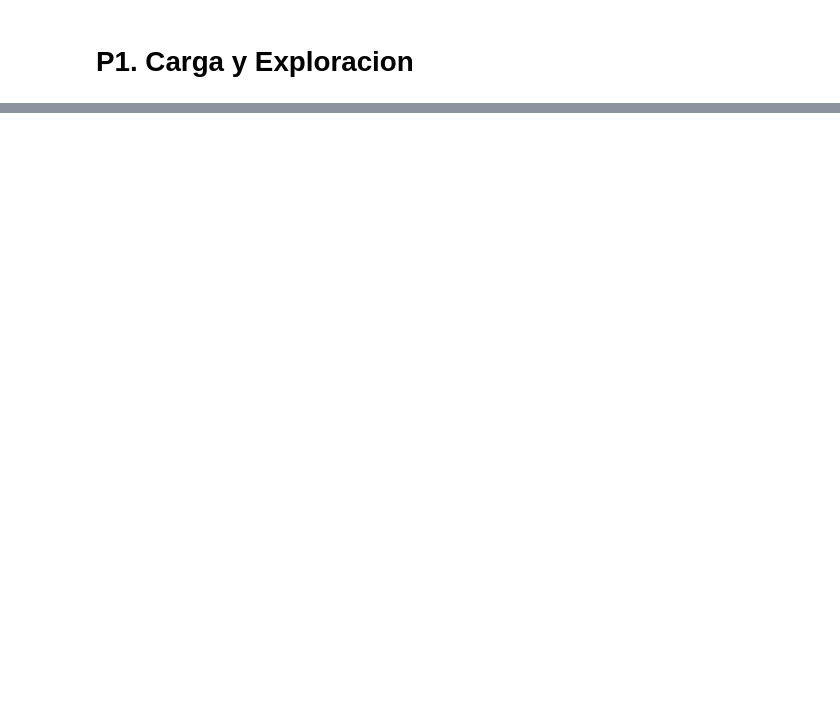
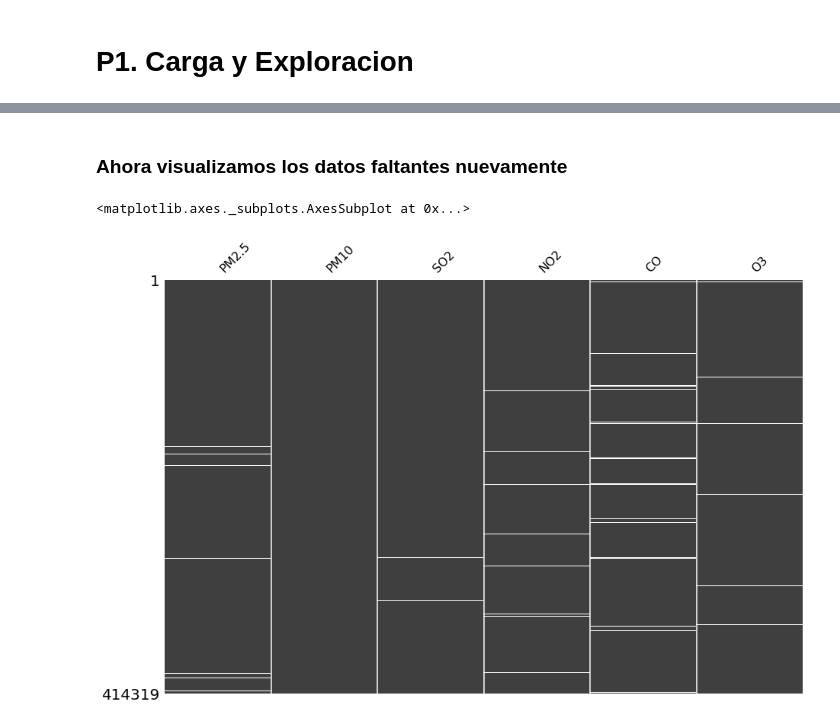
Before and after one commit to gabriel-ortega-hernandez/Examen_DataScienceLab, a Jupyter notebook: Examen.ipynb, the cells around one changed output, grey strips where cells are left out. Saved outputs shown, nothing was run; the diff lists cells and outputs as text; code cells hidden in the pictures; blank space fills up the shorter version.

```diff
--- a/Examen.ipynb
+++ b/Examen.ipynb
@@ -53,0 +98,10 @@ data['delta_time'] = list(pd.to_datetime(data[data.columns[:4]])-pd.Timestamp(20
+# %%
+data = data[data['PM10'].isnull() == False].reset_index(drop=True)
+# %% [markdown]
+### Ahora visualizamos los datos faltantes nuevamente
+# %%
+fig, ax = plt.subplots(figsize = [15, 10])
+msno.matrix(data[var_cont],ax = ax, sparkline=True)
+# %% [output]
+<matplotlib.axes._subplots.AxesSubplot at 0x...>
+[figure, added]
```
Also changed, not shown: parts of 26 cells of this notebook.
